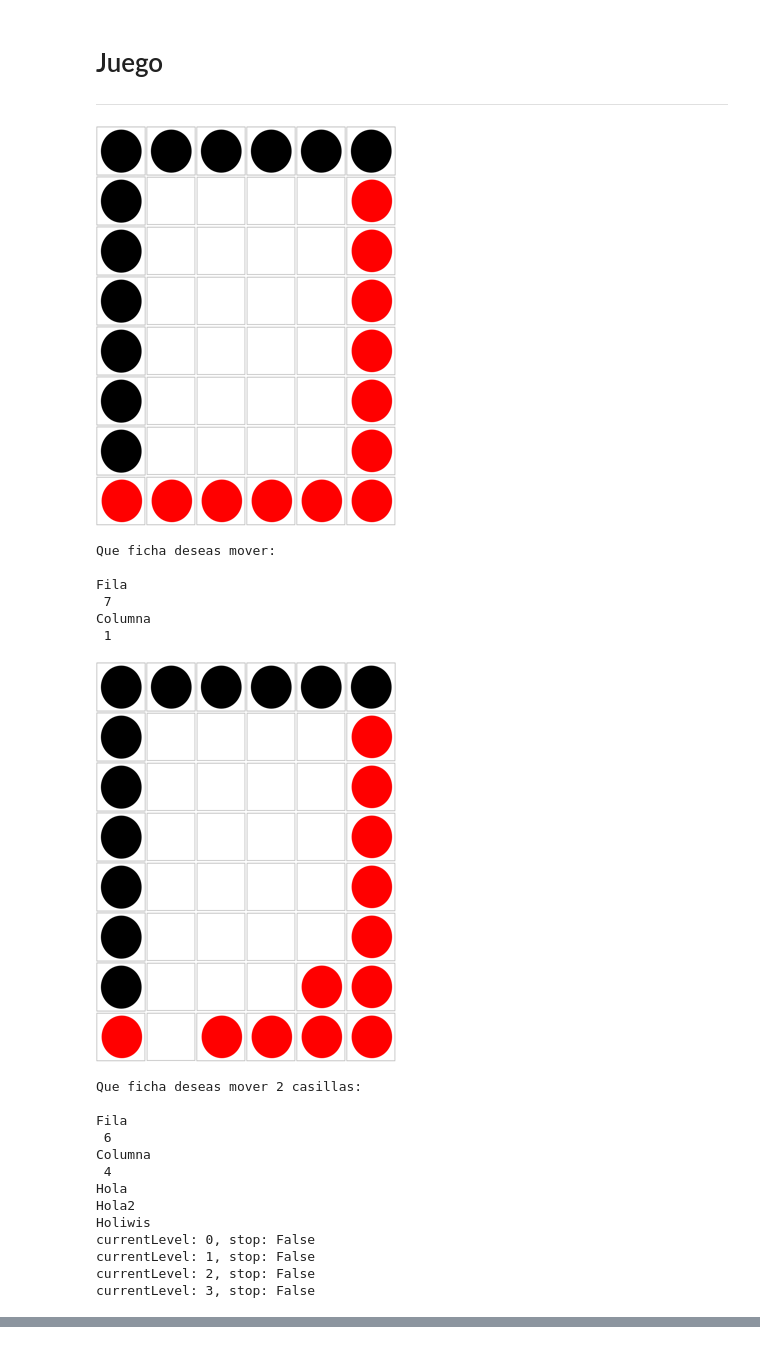
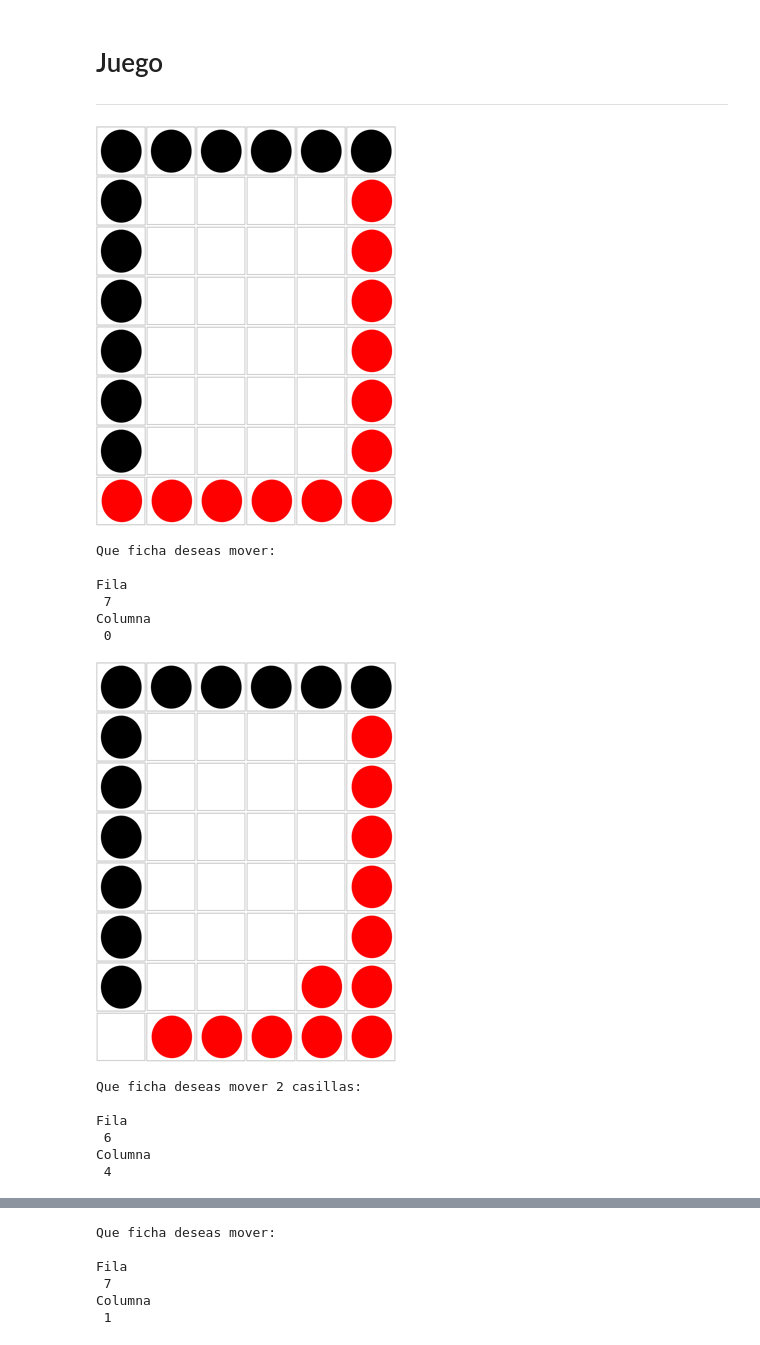
Before and after one commit to V4ld-i/Linja, a Jupyter notebook: Practica.ipynb, the cells around one changed output, grey strips where cells are left out. Drawn from its saved outputs; the diff is of its cells as text; code cells hidden in the pictures.

```diff
--- a/Practica.ipynb
+++ b/Practica.ipynb
@@ -455,57 +508,48 @@ PlayerID = 1 #Jugador real
 mov = 1      #Primer o segundo movimiento
 jump = 1     #Numero de casillas a saltar en el segundo movimiento
 endGame = 0  #Variable que termina el juego
 
 '''
 Bucle principal del juego
 '''
 while True:
-    # Comienza el turno
-    if PlayerID == 1:
-        jump = boardInstance.turn(PlayerID, mov, jump)
-        PlayerID += 1
-    else:
-        # Acción de la IA
-        print("Hola")
-        boardInstance.board = boardInstance.AIAction(PlayerID)
-        PlayerID -= 1
-        print("Hola")
 
     endGame = boardInstance.finish()
-
+    winner = boardInstance.endGame()
     # Si endGame es 1 finaliza el juego
     if endGame == 1:
         break
 
-winner = boardInstance.endGame()
+    # Comienza el turno
+    if PlayerID == 1:
+        boardInstance.turn(PlayerID, mov, jump)
+        PlayerID += 1
+    else:
+        movMachine2 = boardInstance.turn(PlayerID, mov, jump)
+        PlayerID -= 1
+        boardInstance = movMachine2
+
 
 if winner == 0:
     print("Empate")
 elif winner == 1:
     print("Ganaste")
 elif winner == 2:
     printf("Perdiste")
 else:
     print("Ni idea de quien gano")
 # %% [output]
 [figure]
 Que ficha deseas mover:
 
 Fila
  7
 Columna
- 1
+ 0
-[figure, old version]
+[figure, new version]
 Que ficha deseas mover 2 casillas:
 
 Fila
  6
 Columna
  4
-Hola
-Hola2
-Holiwis
-currentLevel: 0, stop: False
-currentLevel: 1, stop: False
-currentLevel: 2, stop: False
-currentLevel: 3, stop: False
@@ -511,0 +557,6 @@ currentLevel: 3, stop: False
+Que ficha deseas mover:
+
+Fila
+ 7
+Columna
+ 1
```
Also changed, not shown: parts of 3 cells of this notebook.
